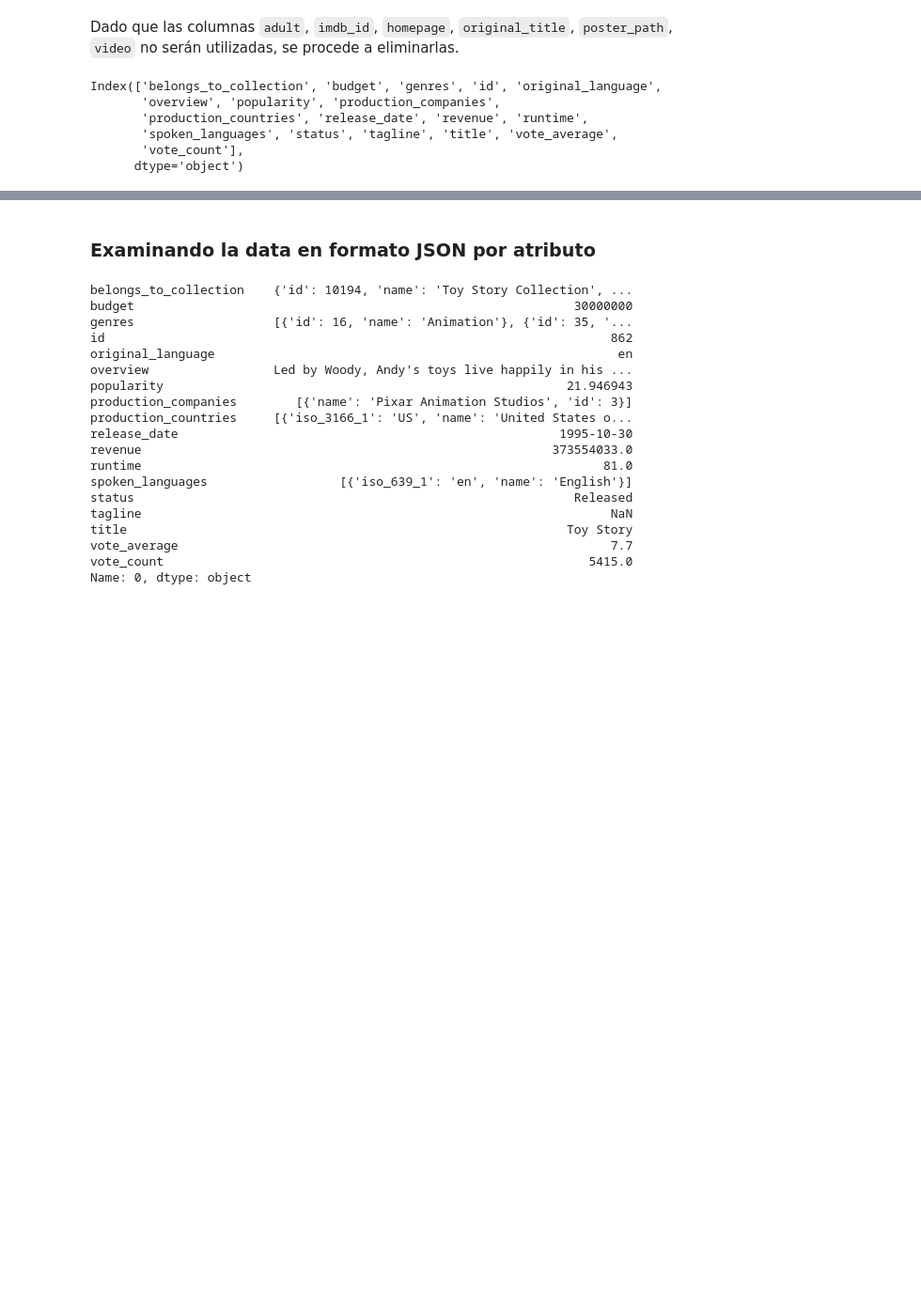
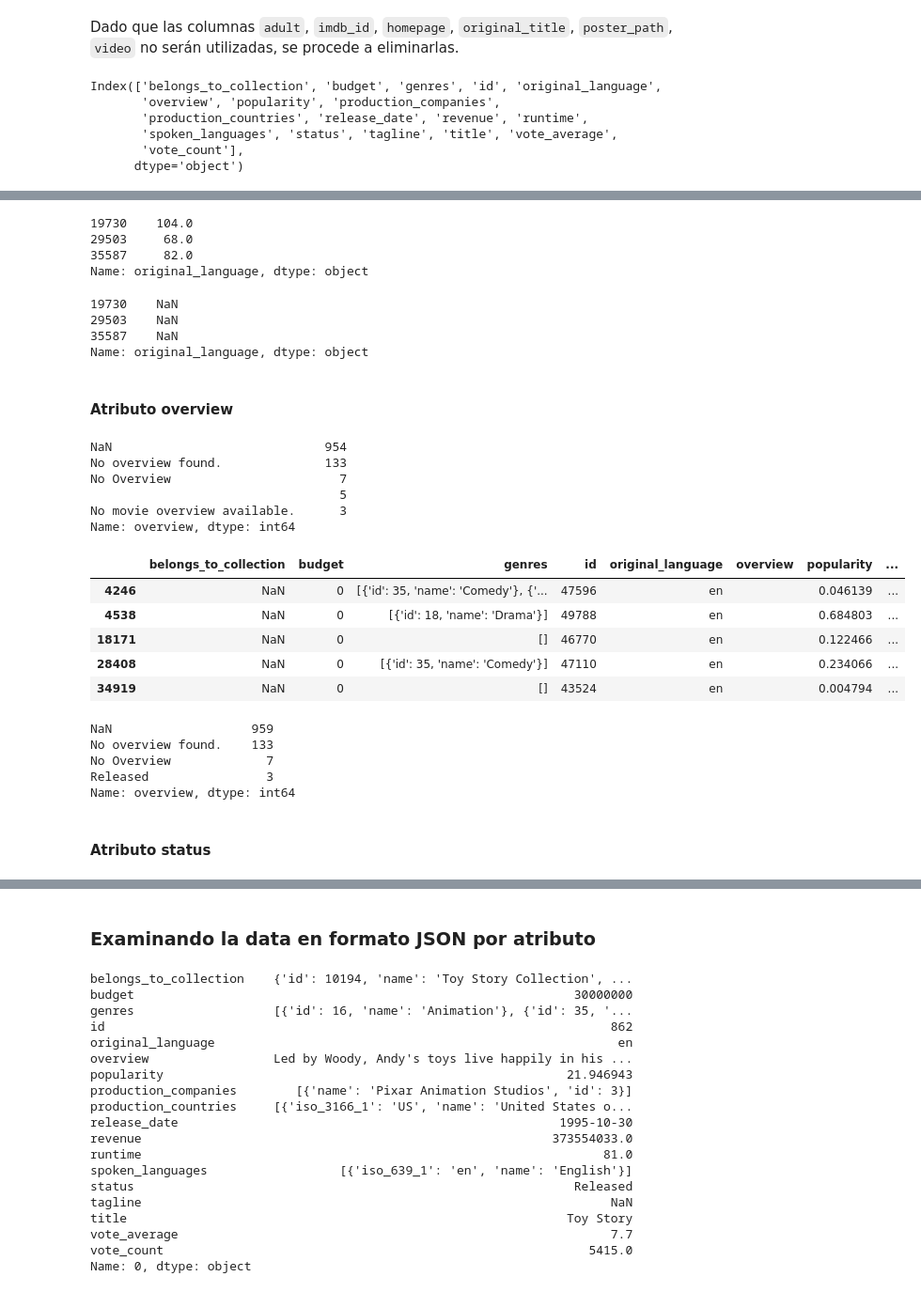
Before and after one commit to DanniRodrJ/Content-Based_Movie_Recommendation_System, a Jupyter notebook: ETL_Movies.ipynb, the cells around one changed output, grey strips where cells are left out. Shown at 94% size. Saved outputs shown, nothing was run; the diff lists cells and outputs as text; code cells hidden in the pictures; blank space fills up the shorter version.

```diff
--- a/ETL_Movies.ipynb
+++ b/ETL_Movies.ipynb
@@ -590,0 +626,53 @@ Index(['belongs_to_collection', 'budget', 'genres', 'id', 'original_language',
+# %%
+import re
+
+# Función que verifica si una cadena contiene algún número
+def contiene_numeros(cadena):
+    return bool(re.search(r'\d', str(cadena)))
+
+# Convertimos la columna 'original_language' a tipo string
+movies_csv['original_language'] = movies_csv['original_language'].astype(str)
+
+# Aplicar la función a la columna 'original_language'
+condicion = movies_csv['original_language'].apply(contiene_numeros)
+
+# Filtramos el dataframe con la condición
+movies_csv[condicion].original_language
+# %% [output]
+19730    104.0
+29503     68.0
+35587     82.0
+Name: original_language, dtype: object
+# %%
+# Reemplazar estos datos sucios por NaN
+movies_csv.loc[condicion, 'original_language'] = np.nan
+# %%
+# Verificar que se realizaron los cambios
+movies_csv[condicion].original_language
+# %% [output]
+19730    NaN
+29503    NaN
+35587    NaN
+Name: original_language, dtype: object
+# %% [markdown]
+#### Atributo overview
+# %%
+# Cantidad de veces que aparecen los valores
+movies_csv['overview'].value_counts(dropna = False).head()
+# %% [output]
+NaN                             954
+No overview found.              133
+No Overview                       7
+                                  5
+No movie overview available.      3
+Name: overview, dtype: int64
+# %%
+# Identificar las filas que contienen cadenas de texto vacías, eliminando los espacios en blanco al principio y al final de cada cadena
+movies_csv.loc[movies_csv['overview'].str.strip() == '']
+# %% [output]
+|  | belongs_to_collection | budget | genres | id | original_language | overview | popularity | ... |
+| 4246 | NaN | 0 | [{'id': 35, 'name': 'Comedy'}, {'... | 47596 | en |  | 0.046139 | ... |
+| 4538 | NaN | 0 | [{'id': 18, 'name': 'Drama'}] | 49788 | en |  | 0.684803 | ... |
+| 18171 | NaN | 0 | [] | 46770 | en |  | 0.122466 | ... |
+| 28408 | NaN | 0 | [{'id': 35, 'name': 'Comedy'}] | 47110 | en |  | 0.234066 | ... |
+| 34919 | NaN | 0 | [] | 43524 | en |  | 0.004794 | ... |
@@ -590,0 +685,11 @@ Index(['belongs_to_collection', 'budget', 'genres', 'id', 'original_language',
+# %%
+# Verificar que no hay cadenas vacías y que el total de NaN en overview aumentó en 5 unidades
+movies_csv['overview'].value_counts(dropna = False).head(4)
+# %% [output]
+NaN                   959
+No overview found.    133
+No Overview             7
+Released                3
+Name: overview, dtype: int64
+# %% [markdown]
+#### Atributo status
```
Also changed, not shown: parts of 130 cells of this notebook.
